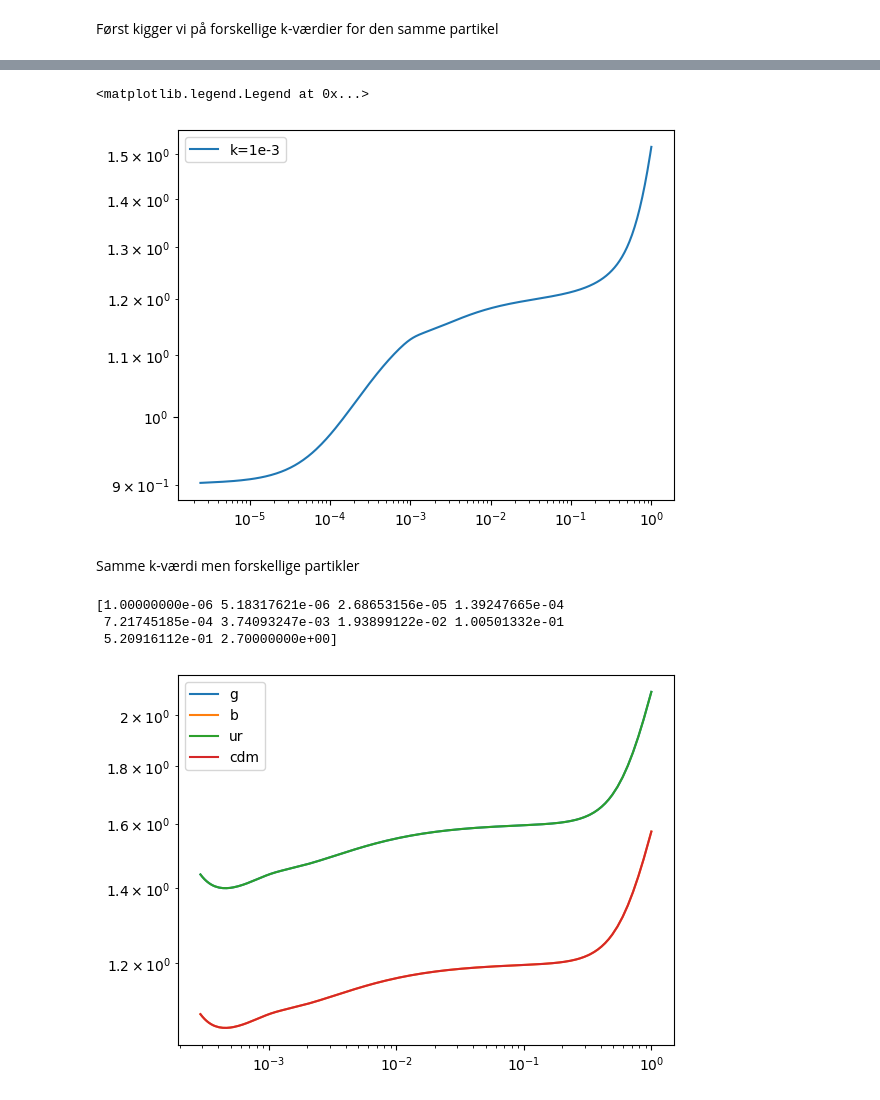
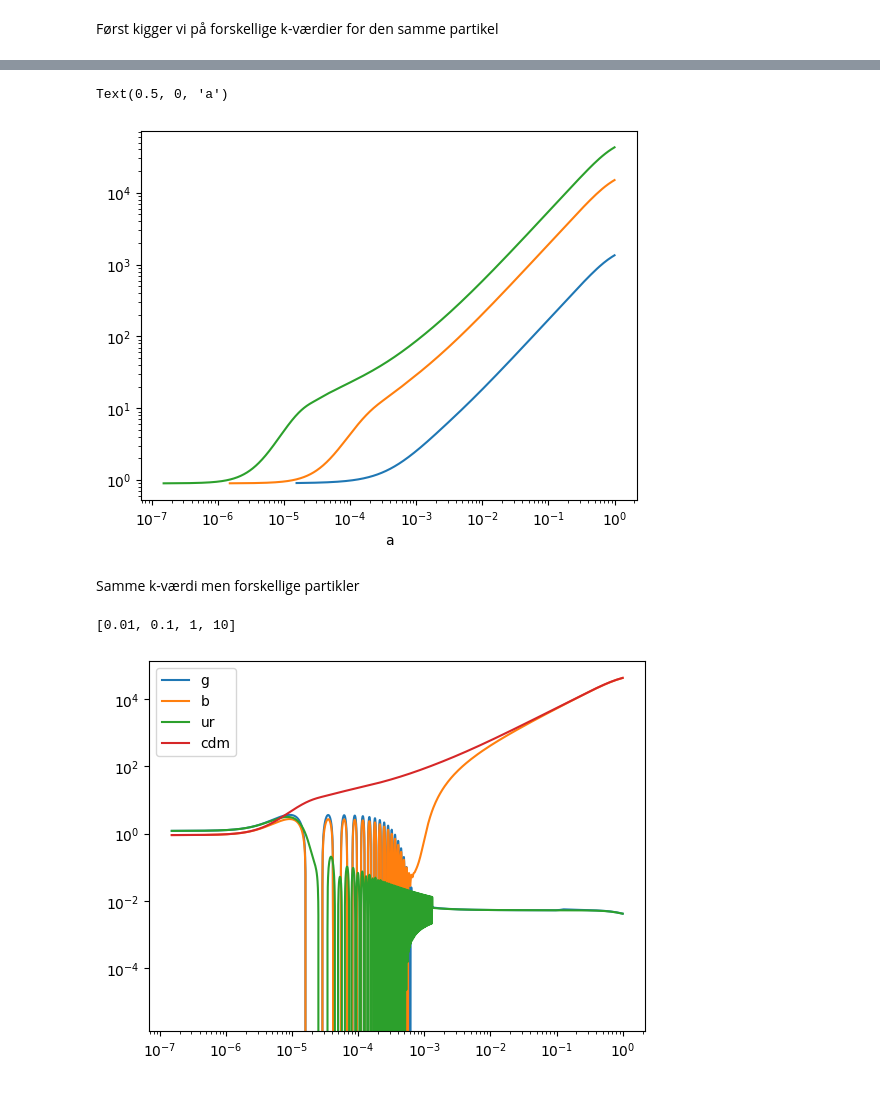
Before and after one commit to eriksteenberg/Power-spectrum-Test, a Jupyter notebook: Hvordan man plotter forskellige deltaer.ipynb, the cells around one changed output, grey strips where cells are left out. Drawn from its saved outputs; the diff is of its cells as text; code cells hidden in the pictures.

```diff
--- a/Hvordan man plotter forskellige deltaer.ipynb
+++ b/Hvordan man plotter forskellige deltaer.ipynb
@@ -30,32 +30,40 @@ dict_keys(['tau [Mpc]', 'a', 'delta_g', 'theta_g', 'shear_g', 'pol0_g', 'pol1_g'
 # %%
-plt.loglog(pb["a"],-pb['delta_cdm'],label="k=1e-3")
-#pb1 = uni1.get_perturbations()["scalar"][1]
-#plt.loglog(pb1["a"],-pb1['delta_cdm'],label="k=1")
-plt.legend()
+bg = uni1.get_background()
+pb = uni1.get_perturbations()["scalar"][0]
+plt.loglog(pb["a"],-pb['delta_cdm'])#,label="k=1e-3")
+pb1 = uni1.get_perturbations()["scalar"][1]
+plt.loglog(pb1["a"],-pb1['delta_cdm'],label="k=1")
+
+pb2 = uni1.get_perturbations()["scalar"][2]
+plt.loglog(pb2["a"],-pb2['delta_cdm'],label="k=1")
+#plt.legend()
+plt.xlabel("a")
 # %% [output]
-<matplotlib.legend.Legend at 0x...>
+Text(0.5, 0, 'a')
-[figure, old version]
+[figure, new version]
 # %% [markdown]
 Samme k-værdi men forskellige partikler
 # %%
-kvec = np.logspace(-6,np.log10(2.7),10)
+kvec = [1e-2,1e-1,1,10]#np.logspace(-6,np.log10(2.7),10)
 print(kvec)
 uni1 = Class()
 # "H0":67.7
 h = 0.6704
-dict_uni1 = {"gauge":"sync",
+dict_uni1 = {"gauge":"newtonian",
           "h":h,
          "Omega_b":0.07,"Omega_cdm":0.252,
           'k_output_values':str(kvec).strip('[]'),
           "z_pk":'1000.0, 0.0',
           'output':'tCl, dTk, vTk'}
+
+#alt_dict = {"gauge":"sync","h":h,"Omega_b":0.07,"Omega_cdm":0.252, 'k_output_values':str(kvec).strip('[]'), "z_pk":'1000.0, 0.0','output':'tCl, dTk, vTk'}
 uni1.set(dict_uni1)
 uni1.compute()
 bg = uni1.get_background()
 da = 3
 pb = uni1.get_perturbations()["scalar"]
 z = 0
-pb0 = pb[0]
+pb0 = pb[2] # varrier dette tal for at få forskellige perturbationer ud.
 tau = pb0['tau [Mpc]']
 a = pb0["a"]
 value_list = ["g","b","ur","cdm"]
@@ -65,7 +73,5 @@ for species in value_list:
 plt.legend()
 plt.show()
 # %% [output]
-[1.00000000e-06 5.18317621e-06 2.68653156e-05 1.39247665e-04
- 7.21745185e-04 3.74093247e-03 1.93899122e-02 1.00501332e-01
- 5.20916112e-01 2.70000000e+00]
+[0.01, 0.1, 1, 10]
-[figure, old version]
+[figure, new version]
```
Also changed, not shown: parts of 1 cell of this notebook, 4 other files.
